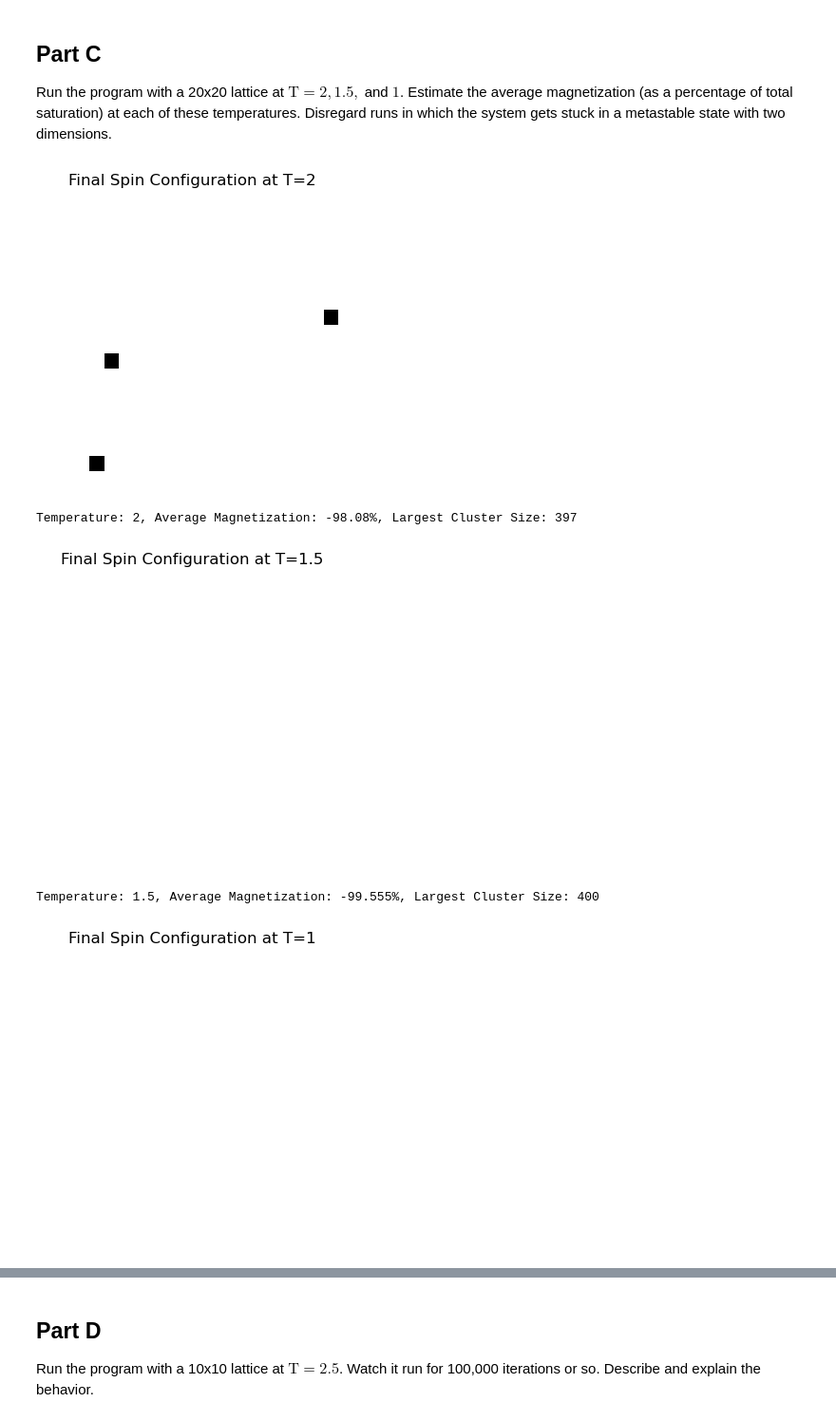
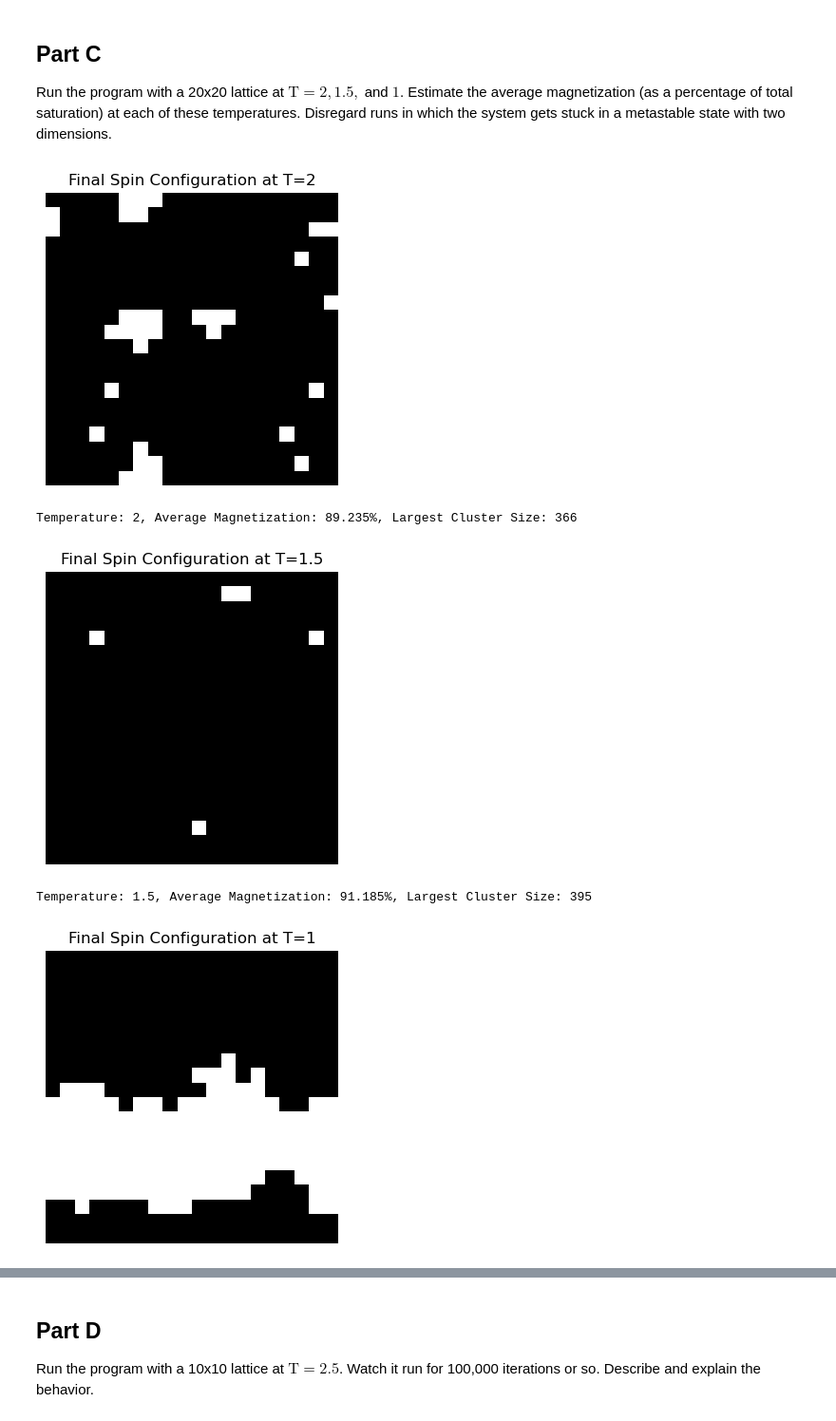
Before and after one commit to bfencill/140A-Ising-model-Project, a Jupyter notebook: Code/question8-26.ipynb, the cells around one changed output, grey strips where cells are left out. Shown: that part at 95% size. Cells and saved outputs as stored; diff of their text form; code cells hidden in the pictures.

```diff
--- a/Code/question8-26.ipynb
+++ b/Code/question8-26.ipynb
@@ -77,19 +77,19 @@ Run the program with a 20x20 lattice at $\text{T}=2,1.5,$ and $1$. Estimate the
 # %%
 lattice_size = 20
 temperatures = [2, 1.5, 1]
 steps_per_dipole = 100
-B_field = -1
+B_field = 0
 
 results = Run_Simulation_For_Temperatures(lattice_size, temperatures, steps_per_dipole, B_field)
 
 # Display the results
 for temp, data in results.items():
     print(f"Temperature: {temp}")
     print(f"Average Magnetization: {data['average_magnetization_percentage']}%")
     print(f"Largest Cluster Size: {data['largest_cluster_size']}")
 # %% [output]
-[figure, old version]
+[figure, new version]
-Temperature: 2, Average Magnetization: -98.08%, Largest Cluster Size: 397
+Temperature: 2, Average Magnetization: 89.235%, Largest Cluster Size: 366
-[figure, old version]
+[figure, new version]
-Temperature: 1.5, Average Magnetization: -99.555%, Largest Cluster Size: 400
+Temperature: 1.5, Average Magnetization: 91.185%, Largest Cluster Size: 395
-[figure, old version]
+[figure, new version]
```
Also changed, not shown: parts of 8 cells of this notebook, 17 other files.
